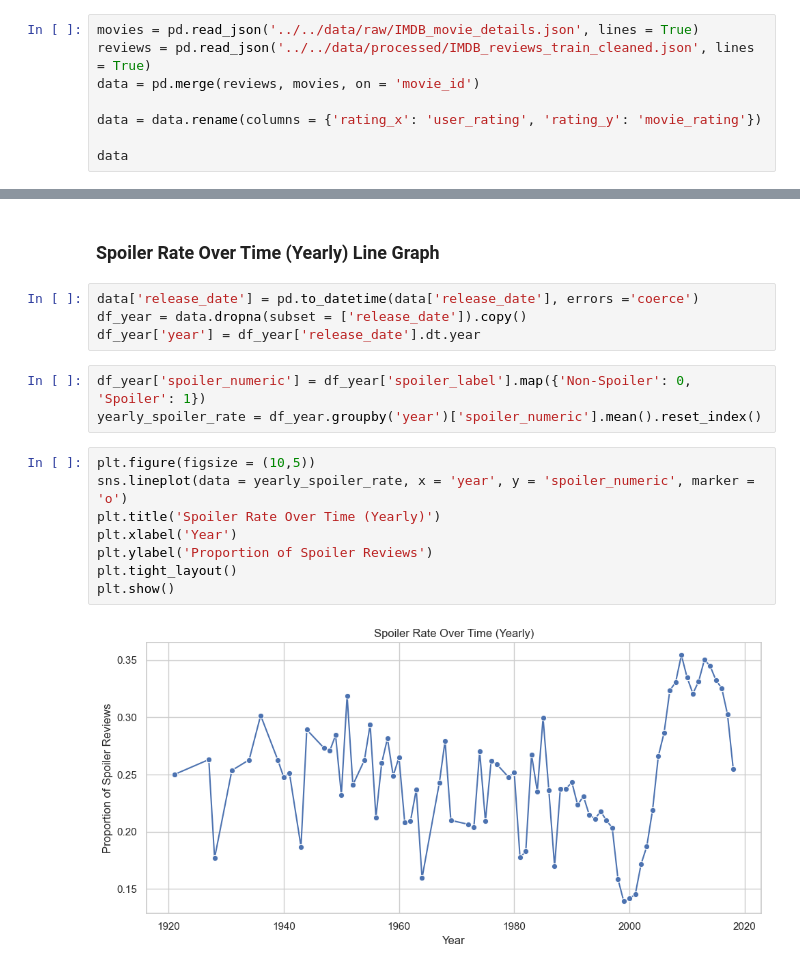
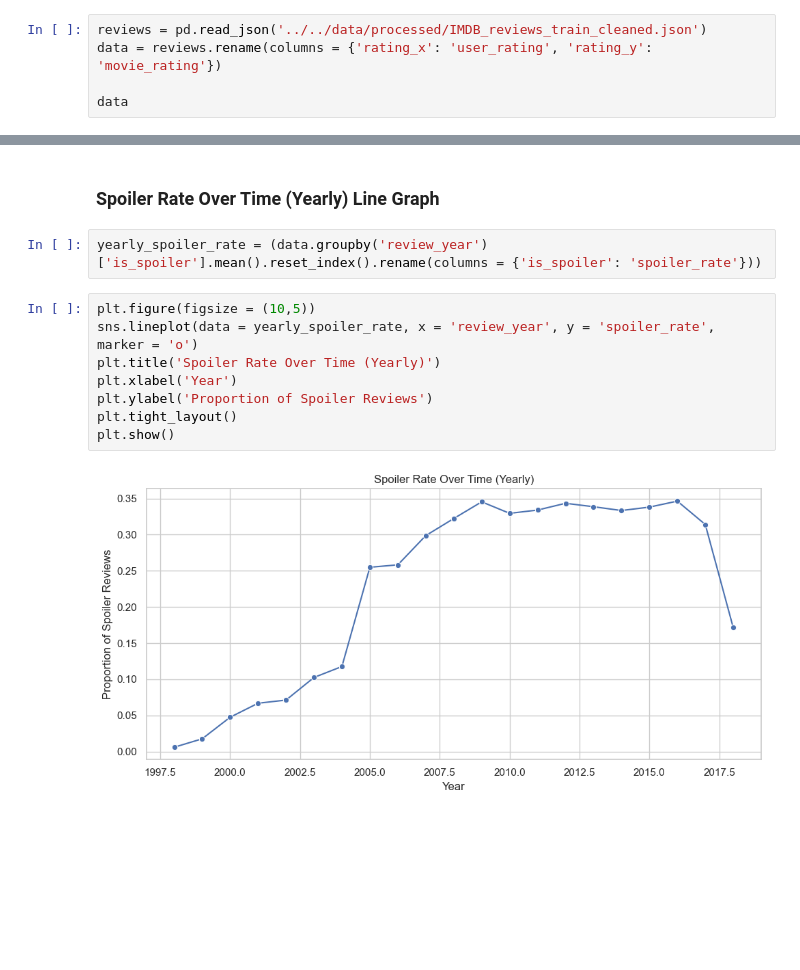
Before and after one commit to sandrinaa/imdb-spoilers, a Jupyter notebook: src/EDA/post-eda (completed).ipynb, the cells around one changed output, grey strips where cells are left out. Saved outputs shown, nothing was run; the diff lists cells and outputs as text; blank space fills up the shorter version.

```diff
--- a/src/EDA/post-eda (completed).ipynb
+++ b/src/EDA/post-eda (completed).ipynb
@@ -11,11 +11,8 @@ import numpy as np
 # %%
 sns.set(style="whitegrid")
 # %%
-movies = pd.read_json('../../data/raw/IMDB_movie_details.json', lines = True)
-reviews = pd.read_json('../../data/processed/IMDB_reviews_train_cleaned.json', lines = True)
-data = pd.merge(reviews, movies, on = 'movie_id')
-
-data = data.rename(columns = {'rating_x': 'user_rating', 'rating_y': 'movie_rating'})
+reviews = pd.read_json('../../data/processed/IMDB_reviews_train_cleaned.json')
+data = reviews.rename(columns = {'rating_x': 'user_rating', 'rating_y': 'movie_rating'})
 
 data
 # %% [output]
@@ -287,19 +284,14 @@ plt.show()
 # %% [markdown]
 ### Spoiler Rate Over Time (Yearly) Line Graph
-# %%
-data['release_date'] = pd.to_datetime(data['release_date'], errors ='coerce')
-df_year = data.dropna(subset = ['release_date']).copy()
-df_year['year'] = df_year['release_date'].dt.year
 # %%
-df_year['spoiler_numeric'] = df_year['spoiler_label'].map({'Non-Spoiler': 0, 'Spoiler': 1})
-yearly_spoiler_rate = df_year.groupby('year')['spoiler_numeric'].mean().reset_index()
+yearly_spoiler_rate = (data.groupby('review_year')['is_spoiler'].mean().reset_index().rename(columns = {'is_spoiler': 'spoiler_rate'}))
 # %%
 plt.figure(figsize = (10,5))
-sns.lineplot(data = yearly_spoiler_rate, x = 'year', y = 'spoiler_numeric', marker = 'o')
+sns.lineplot(data = yearly_spoiler_rate, x = 'review_year', y = 'spoiler_rate', marker = 'o')
 plt.title('Spoiler Rate Over Time (Yearly)')
 plt.xlabel('Year')
 plt.ylabel('Proportion of Spoiler Reviews')
 plt.tight_layout()
 plt.show()
 # %% [output]
-[figure, old version]
+[figure, new version]
```
Also changed, not shown: parts of 9 cells of this notebook, 1 other file.
